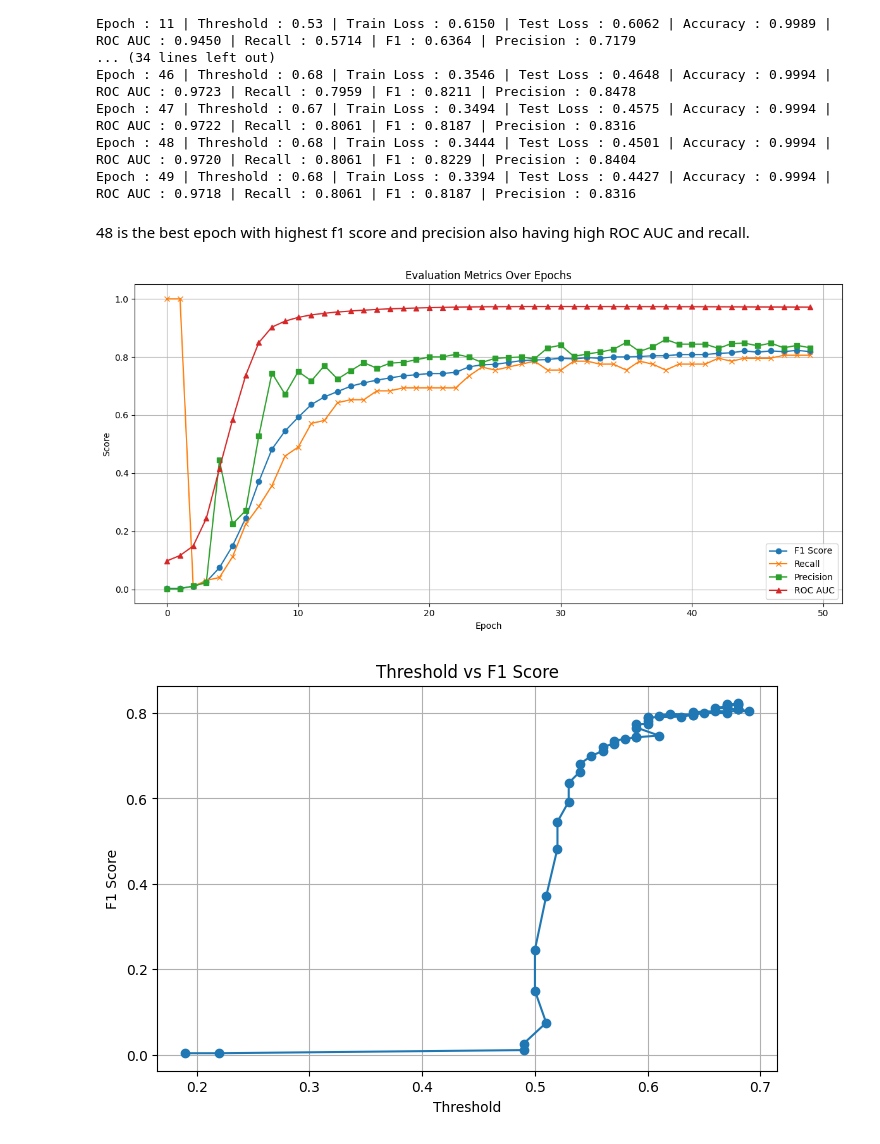
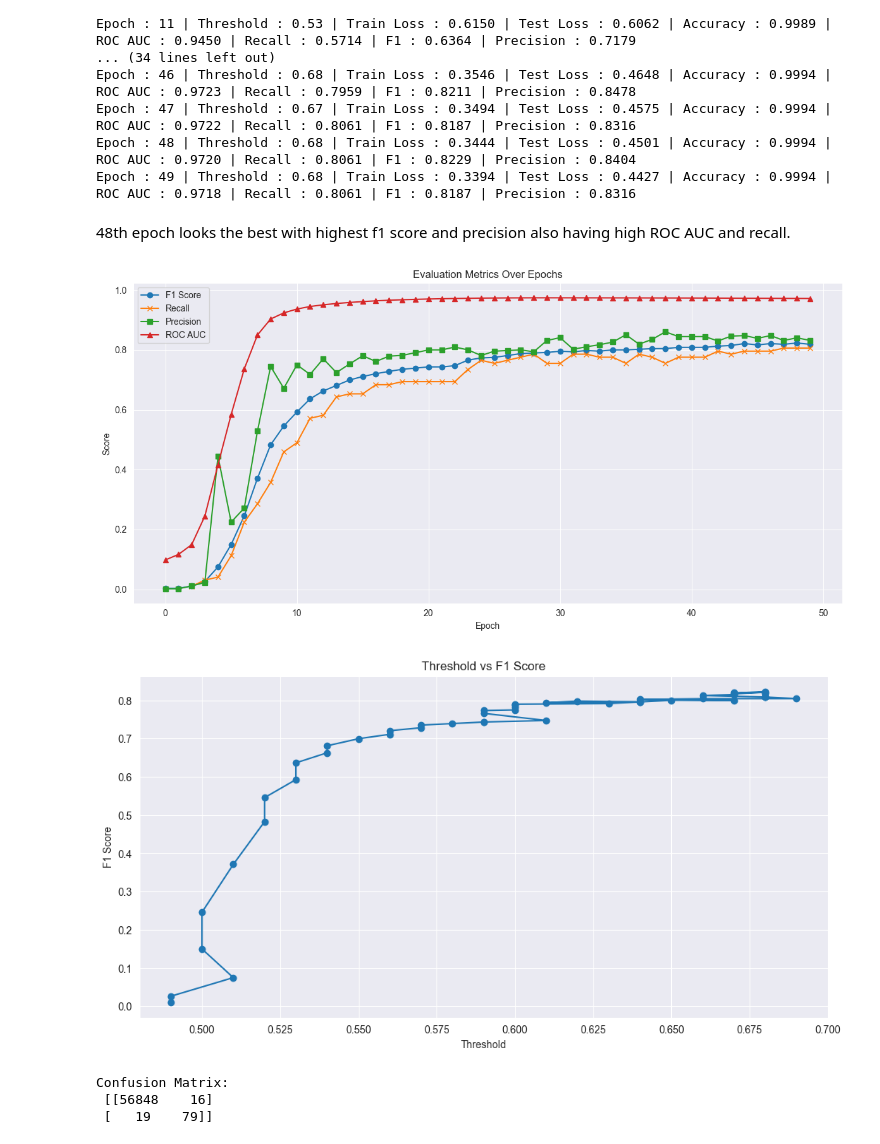
Before and after one commit to severussnape19/credit-card-fraud-detection, a Jupyter notebook: project.ipynb, the cells around one changed output. Cells and saved outputs as stored; diff of their text form; code cells hidden in the pictures.

```diff
--- a/project.ipynb
+++ b/project.ipynb
@@ -248,11 +248,12 @@ Epoch : 47 | Threshold : 0.67 | Train Loss : 0.3494 | Test Loss : 0.4575 | Accur
 Epoch : 48 | Threshold : 0.68 | Train Loss : 0.3444 | Test Loss : 0.4501 | Accuracy : 0.9994 | ROC AUC : 0.9720 | Recall : 0.8061 | F1 : 0.8229 | Precision : 0.8404
 Epoch : 49 | Threshold : 0.68 | Train Loss : 0.3394 | Test Loss : 0.4427 | Accuracy : 0.9994 | ROC AUC : 0.9718 | Recall : 0.8061 | F1 : 0.8187 | Precision : 0.8316
 # %% [markdown]
-48 is the best epoch with highest f1 score and precision also having high ROC AUC and recall.
+48th epoch looks the best with highest f1 score and precision also having high ROC AUC and recall.
 # %%
+sns.set_style('darkgrid')
 plt.figure(figsize=(12, 6))
 plt.plot(epoch_count, f1_scores, label='F1 Score', marker='o')
-plt.plot(epoch_count, recall_scores, label='Recall', marker='x')
+plt.plot(epoch_count[2:], recall_scores[2:], label='Recall', marker='x')
 plt.plot(epoch_count, precision_scores, label='Precision', marker='s')
 plt.plot(epoch_count, roc_scores, label='ROC AUC', marker='^')
 plt.xlabel('Epoch')
@@ -263,14 +264,27 @@ plt.legend()
 plt.tight_layout()
 plt.show()
 # %% [output]
-[figure, old version]
+[figure, new version]
 # %%
-plt.figure(figsize=(8, 5))
-plt.plot(thresholds_used, f1_scores, marker='o')
+sns.set_style('darkgrid')
+plt.figure(figsize=(12, 6))
+plt.plot(thresholds_used[2:], f1_scores[2:], marker='o')
 plt.xlabel('Threshold')
 plt.ylabel('F1 Score')
 plt.title('Threshold vs F1 Score')
 plt.grid(True)
 plt.show()
 # %% [output]
-[figure, old version]
+[figure, new version]
+# %%
+with torch.inference_mode():
+    test_probs = model(X_test).cpu().numpy().flatten()
+    final_preds = (test_probs >= best_thresh).astype(int)
+    y_true = y_test.cpu().numpy()
+
+conf_matrix = confusion_matrix(y_true, final_preds)
+print("Confusion Matrix:\n", conf_matrix)
+# %% [output]
+Confusion Matrix:
+ [[56848    16]
+ [   19    79]]
```
Also changed, not shown: parts of 1 cell of this notebook.
